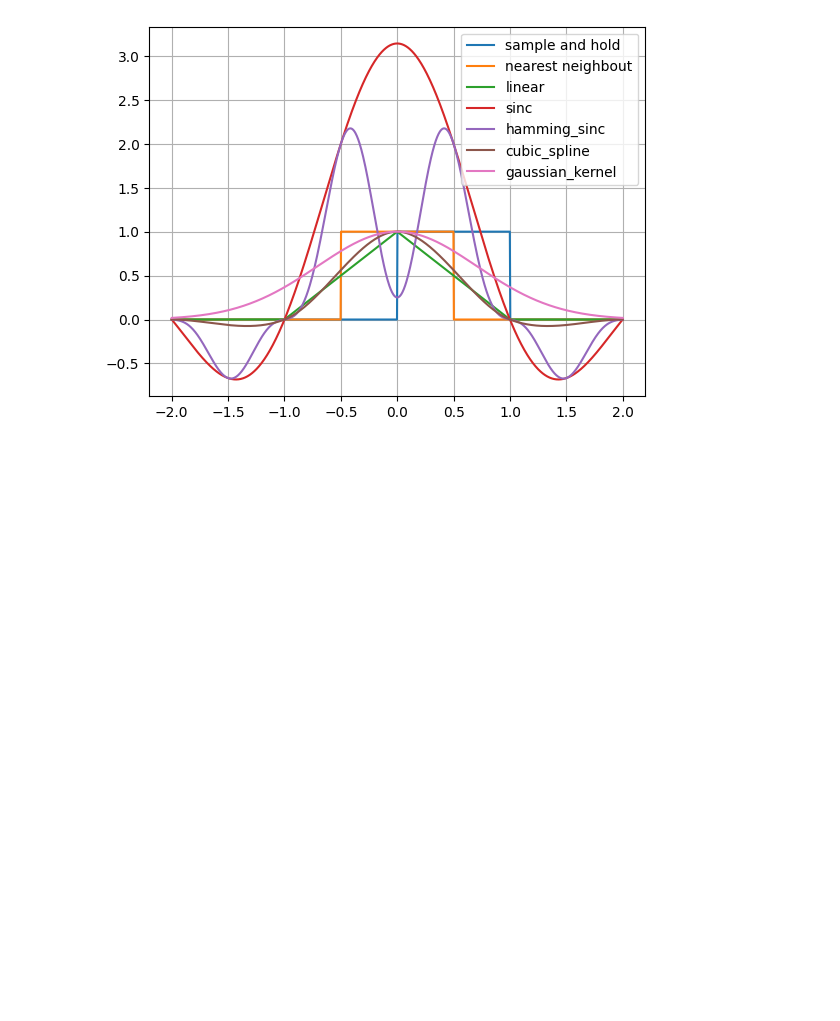
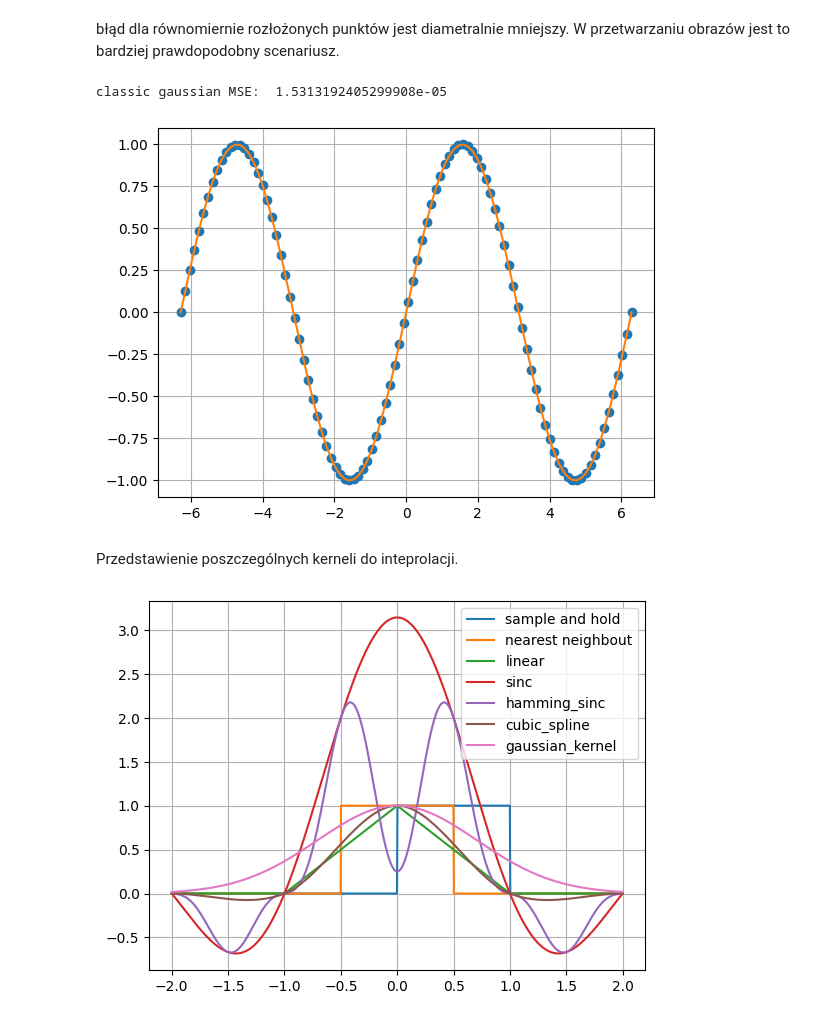
Before and after one commit to Cranhat/digital-signals-and-images, a Jupyter notebook: interpolation and convolution.ipynb, the cells around one changed output. Cells and saved outputs as stored; diff of their text form; code cells hidden in the pictures; blank space fills up the shorter version.

```diff
--- a/interpolation and convolution.ipynb
+++ b/interpolation and convolution.ipynb
@@ -106,3 +153,17 @@ x_interp10000 = np.linspace(np.min(x), np.max(x), density * 10000)
+# %% [markdown]
+błąd dla równomiernie rozłożonych punktów jest diametralnie mniejszy. W przetwarzaniu obrazów jest to bardziej prawdopodobny scenariusz.
+# %%
+plt.plot(x, y, 'o', label = "data points")
+plt.plot(x_interp16, kernel_interpolate_with_variable_widths(x, y, x_interp16, linear), label="classic gaussian")
+print("classic gaussian MSE: ", mean_square_error(x_interp16, kernel_interpolate(x, y, x_interp16, gaussian), f1))
+
+plt.grid()
+plt.show()
+# %% [output]
+classic gaussian MSE:  1.5313192405299908e-05
+[figure, added]
+# %% [markdown]
+Przedstawienie poszczególnych kerneli do inteprolacji.
 # %%
 x_test = np.linspace(-2, 2, 1000)
 plt.plot(x_test, sample_and_hold(x_test), label="sample and hold")
```
Also changed, not shown: parts of 28 cells of this notebook.
